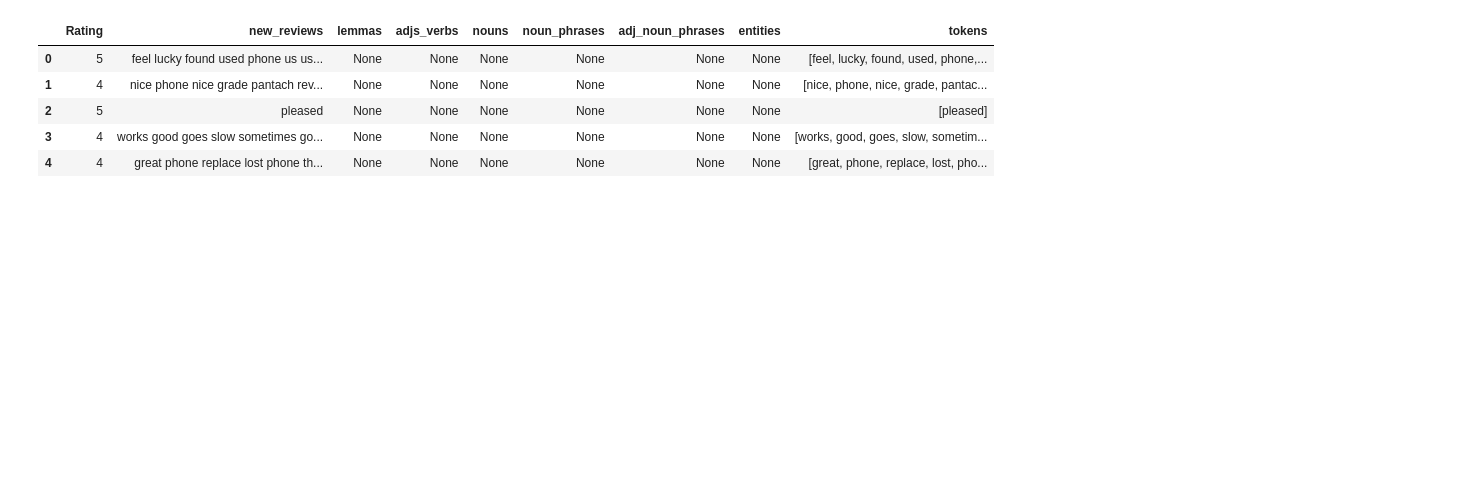
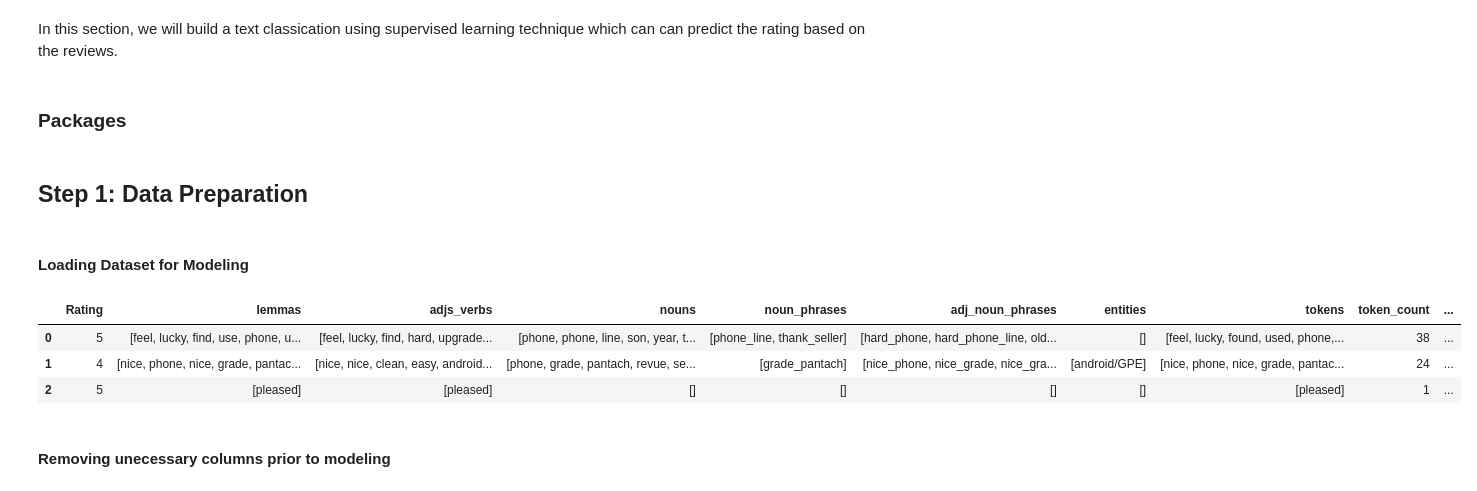
Before and after one commit to kayfilipp/text_mining_amazon_unlocked, a Jupyter notebook: Notebook2_SupervisedModels.ipynb, the cells around one changed output. Cells and saved outputs as stored; diff of their text form; code cells hidden in the pictures; blank space fills up the shorter version.

Commit message:
Add files via upload
Text classification using Supervised Models.

```diff
--- a/Notebook2_SupervisedModels.ipynb
+++ b/Notebook2_SupervisedModels.ipynb
@@ -1,3 +1,7 @@
+# %% [markdown]
+In this section, we will build a text classication using supervised learning technique which can can predict the rating based on the reviews.
+# %% [markdown]
+### Packages
 # %%
 import kaggle
 import pandas as pd
@@ -29,13 +38,17 @@ from sklearn.ensemble import RandomForestClassifier
+# %% [markdown]
+## Step 1: Data Preparation
+# %% [markdown]
+####    Loading Dataset for Modeling
 # %%
 new_df=pd.read_parquet('prepared_text.parquet.gzip', engine='pyarrow')
-new_df.head(5)
+new_df.head(3)
 # %% [output]
-|  | Rating | new_reviews | lemmas | adjs_verbs | nouns | noun_phrases | adj_noun_phrases | entities | tokens |
-| 0 | 5 | feel lucky found used phone us us... | None | None | None | None | None | None | [feel, lucky, found, used, phone,... |
-| 1 | 4 | nice phone nice grade pantach rev... | None | None | None | None | None | None | [nice, phone, nice, grade, pantac... |
-| 2 | 5 | pleased | None | None | None | None | None | None | [pleased] |
-| 3 | 4 | works good goes slow sometimes go... | None | None | None | None | None | None | [works, good, goes, slow, sometim... |
-| 4 | 4 | great phone replace lost phone th... | None | None | None | None | None | None | [great, phone, replace, lost, pho... |
+|  | Rating | lemmas | adjs_verbs | nouns | noun_phrases | adj_noun_phrases | entities | tokens | token_count | ... |
+| 0 | 5 | [feel, lucky, find, use, phone, u... | [feel, lucky, find, hard, upgrade... | [phone, phone, line, son, year, t... | [phone_line, thank_seller] | [hard_phone, hard_phone_line, old... | [] | [feel, lucky, found, used, phone,... | 38 | ... |
+| 1 | 4 | [nice, phone, nice, grade, pantac... | [nice, nice, clean, easy, android... | [phone, grade, pantach, revue, se... | [grade_pantach] | [nice_phone, nice_grade, nice_gra... | [android/GPE] | [nice, phone, nice, grade, pantac... | 24 | ... |
+| 2 | 5 | [pleased] | [pleased] | [] | [] | [] | [] | [pleased] | 1 | ... |
+# %% [markdown]
+#### Removing unecessary columns prior to modeling
 # %%
 
 new_df =new_df[[
```
Also changed, not shown: parts of 40 cells of this notebook.
